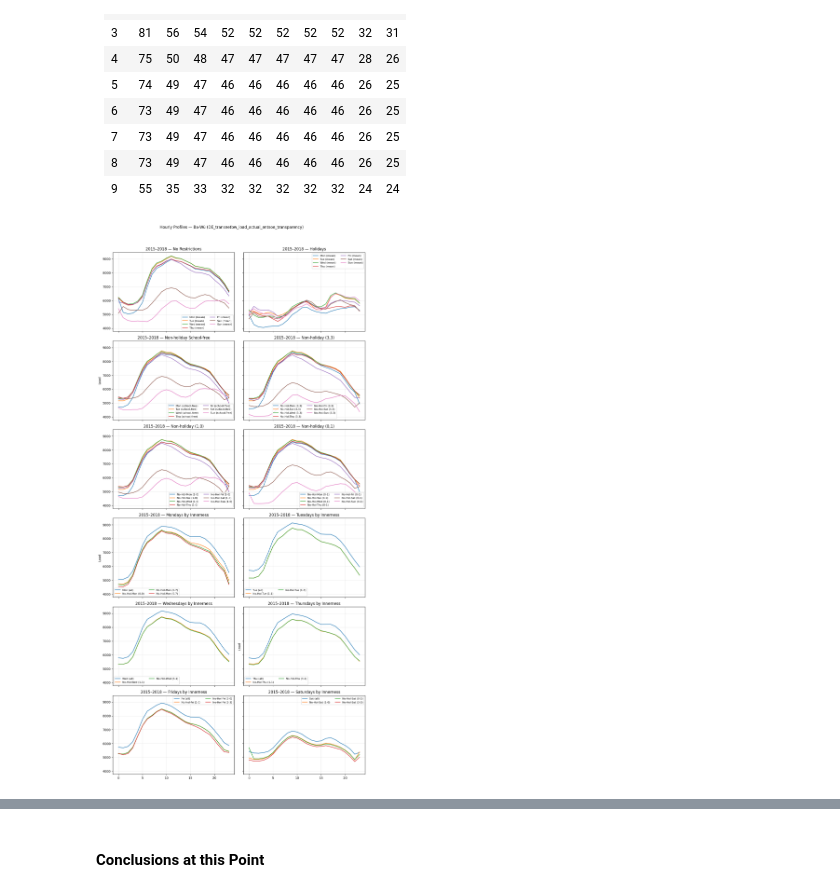
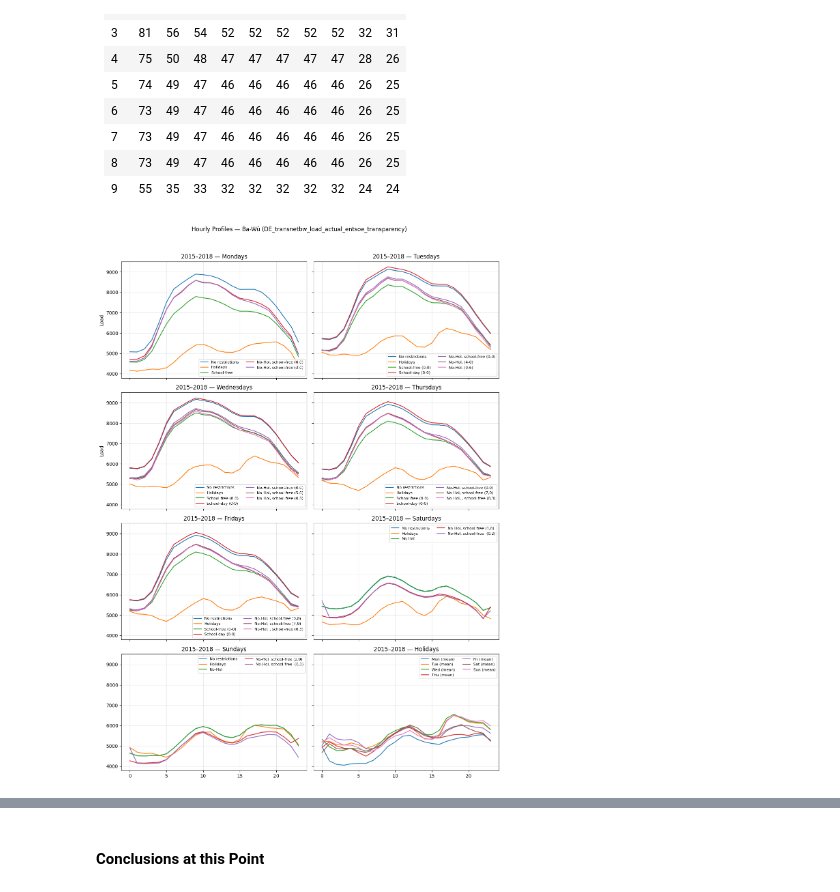
Before and after one commit to F-Skorz/electricity-demand-project, a Jupyter notebook: notebooks/04_EngineerHolidaynessFeature.ipynb, the cells around one changed output, grey strips where cells are left out. Cells and saved outputs as stored; diff of their text form; code cells hidden in the pictures.

Commit message:
Cleaned up last plots in 04_EngineerHolidaynessFeature.ipynb

```diff
--- a/notebooks/04_EngineerHolidaynessFeature.ipynb
+++ b/notebooks/04_EngineerHolidaynessFeature.ipynb
@@ -173,7 +173,7 @@ BW_school_day_mask = BW_load_hol_df["DE_BW_school_free"]==0
 We generate weekday profiles for 2015-01-01 to 2018-12-31. Alongside the unrestricted weekday profiles, we also compute profiles for holidays, school-free days, and school days to see how these categories influence the hourly load.
 # %%
 weekday_masks = {"mon": mon_mask, "tue": tue_mask, "wed": wed_mask,
-    "thu": thu_mask, "fri": fri_mask, "sat": sat_mask, "sun": sun_mask,}
+    "fri": fri_mask, "fri": fri_mask, "sat": sat_mask, "sun": sun_mask,}
 
 # Modes to generate
 modes = {"no_restr": pd.Series(True, index=BW_load_hol_df.index),
@@ -213,7 +213,7 @@ profiles_no_restr = [
     ("Mon (mean)", BW_no_restr_mon_prof),
     ("Tue (mean)", BW_no_restr_tue_prof),
     ("Wed (mean)", BW_no_restr_wed_prof),
-    ("Thu (mean)", BW_no_restr_thu_prof),
+    ("Thu (mean)", BW_no_restr_fri_prof),
     ("Fri (mean)", BW_no_restr_fri_prof),
     ("Sat (mean)", BW_no_restr_sat_prof),
     ("Sun (mean)", BW_no_restr_sun_prof),
@@ -223,7 +223,7 @@ profiles_BW_hol = [
     ("Mon (mean)", BW_hol_mon_prof),
     ("Tue (mean)", BW_hol_tue_prof),
     ("Wed (mean)", BW_hol_wed_prof),
-    ("Thu (mean)", BW_hol_thu_prof),
+    ("Thu (mean)", BW_hol_fri_prof),
     ("Fri (mean)", BW_hol_fri_prof),
     ("Sat (mean)", BW_hol_sat_prof),
     ("Sun (mean)", BW_hol_sun_prof),
@@ -233,7 +233,7 @@ profiles_BW_school_free = [
     ("Mon (mean)", BW_school_free_mon_prof),
     ("Tue (mean)", BW_school_free_tue_prof),
     ("Wed (mean)", BW_school_free_wed_prof),
-    ("Thu (mean)", BW_school_free_thu_prof),
+    ("Thu (mean)", BW_school_free_fri_prof),
     ("Fri (mean)", BW_school_free_fri_prof),
     ("Sat (mean)", BW_school_free_sat_prof),
     ("Sun (mean)", BW_school_free_sun_prof),
@@ -243,7 +243,7 @@ profiles_BW_school_day = [
     ("Mon (mean)", BW_school_day_mon_prof),
     ("Tue (mean)", BW_school_day_tue_prof),
     ("Wed (mean)", BW_school_day_wed_prof),
-    ("Thu (mean)", BW_school_day_thu_prof),
+    ("Thu (mean)", BW_school_day_fri_prof),
     ("Fri (mean)", BW_school_day_fri_prof),
     ("Sat (mean)", BW_school_day_sat_prof),
     ("Sun (mean)", BW_school_day_sun_prof),
@@ -345,12 +345,12 @@ PROFILE_END   = "2018-12-31"
 
 df = BW_load_hol_df_hol_inout
 
-# Weekday masks
+# Dictionary of Weekday masks
 weekday_masks = { "mon": mon_mask, "tue": tue_mask, "wed": wed_mask,
-    "thu": thu_mask, "fri": fri_mask, "sat": sat_mask,
+    "fri": fri_mask, "fri": fri_mask, "sat": sat_mask,
     "sun": sun_mask,
 }
-# Innerness condition pairs
+# Innerness condition pairs, tuples of integers within a given range
 inner_pairs = [(b, f) for b in range(10) for f in range(10)]
 
 ###############
@@ -1444,51 +1567,28 @@ profiles_wed = get_single_weekday("wed",
 # %%
 ###############################################
 #                  PLOT
 ###############################################
 
-fig, axes = plt.subplots(6, 2, figsize=(12, 24), sharex=True, sharey=True)
-(ax11, ax12), (ax21, ax22), (ax31, ax32), (ax41,ax42), (ax51,ax52), (ax61,ax62) = axes
+fig, axes = plt.subplots(4, 2, figsize=(12, 16), sharex=True, sharey=True)
+(ax11, ax12), (ax21, ax22), (ax31, ax32), (ax41,ax42) = axes
 
 # --- Row 1 ---
-plu.plot_weekday_set(ax11, profiles_no_restr, "2015–2018 — No Restrictions")
-plu.plot_weekday_set(ax12, profiles_BW_hol,    "2015–2018 — Holidays")
+plu.plot_weekday_set(ax11, mon_profiles_to_plot, "2015–2018 — Mondays", ylabel="Load")
+plu.plot_weekday_set(ax12, tue_profiles_to_plot,"2015–2018 — Tuesdays")
+# --- Row 2 ---
+plu.plot_weekday_set(ax21, wed_profiles_to_plot, "2015–2018 — Wednesdays", ylabel="Load")
+plu.plot_weekday_set(ax22, fri_profiles_to_plot, "2015–2018 — Thursdays")
+# --- Row 3 ---
+plu.plot_weekday_set(ax31,fri_profiles_to_plot, "2015–2018 — Fridays")
+plu.plot_weekday_set(ax32, sat_profiles_to_plot, "2015–2018 — Saturdays")
+# --- Row 4 ---
+plu.plot_weekday_set(ax41, sun_profiles_to_plot, "2015–2018 — Sundays")
+plu.plot_weekday_set(ax42, profiles_BW_hol,    "2015–2018 — Holidays")
 
-# --- Row 2 ---
-plu.plot_weekday_set(ax21, profiles_BW_no_hol_school_free,
-                     "2015–2018 — Non-holiday School-free",
-                     ylabel="Load")
-plu.plot_weekday_set(ax22, profiles_BW_no_hol_3_3,
-                     "2015–2018 — Non-holiday (3,3)")
-
-# --- Row 3 ---
-plu.plot_weekday_set(ax31, profiles_BW_no_hol_1_0,
-                     "2015–2018 — Non-holiday (1,0)")
-plu.plot_weekday_set(ax32, profiles_BW_no_hol_0_1,
-                     "2015–2018 — Non-holiday (0,1)")
-
-# --- Row 4 ---
-plu.plot_weekday_set(ax41, new_profiles_mon,
-                     "2015–2018 — Mondays by Innerness",
-                     ylabel="Load")
-plu.plot_weekday_set(ax42, profiles_tue,
-                     "2015–2018 — Tuesdays by Innerness")
-
-# --- Row 5 ---
-plu.plot_weekday_set(ax51, profiles_wed,
-                     "2015–2018 — Wednesdays by Innerness")
-plu.plot_weekday_set(ax52, profiles_thu,
-                     "2015–2018 — Thursdays by Innerness",
-                     ylabel="Load")
-
-# --- Row 6 ---
-plu.plot_weekday_set(ax61, profiles_fri,
-                     "2015–2018 — Fridays by Innerness")
-plu.plot_weekday_set(ax62, profiles_sat,
-                     "2015–2018 — Saturdays by Innerness")
 
 fig.suptitle("Hourly Profiles — Ba-Wü (DE_transnetbw_load_actual_entsoe_transparency)",
              y=1.02, fontsize=12)
 plt.tight_layout()
 plt.show()
 # %% [output]
-[figure, old version]
+[figure, new version]
```
Also changed, not shown: parts of 20 cells of this notebook.
